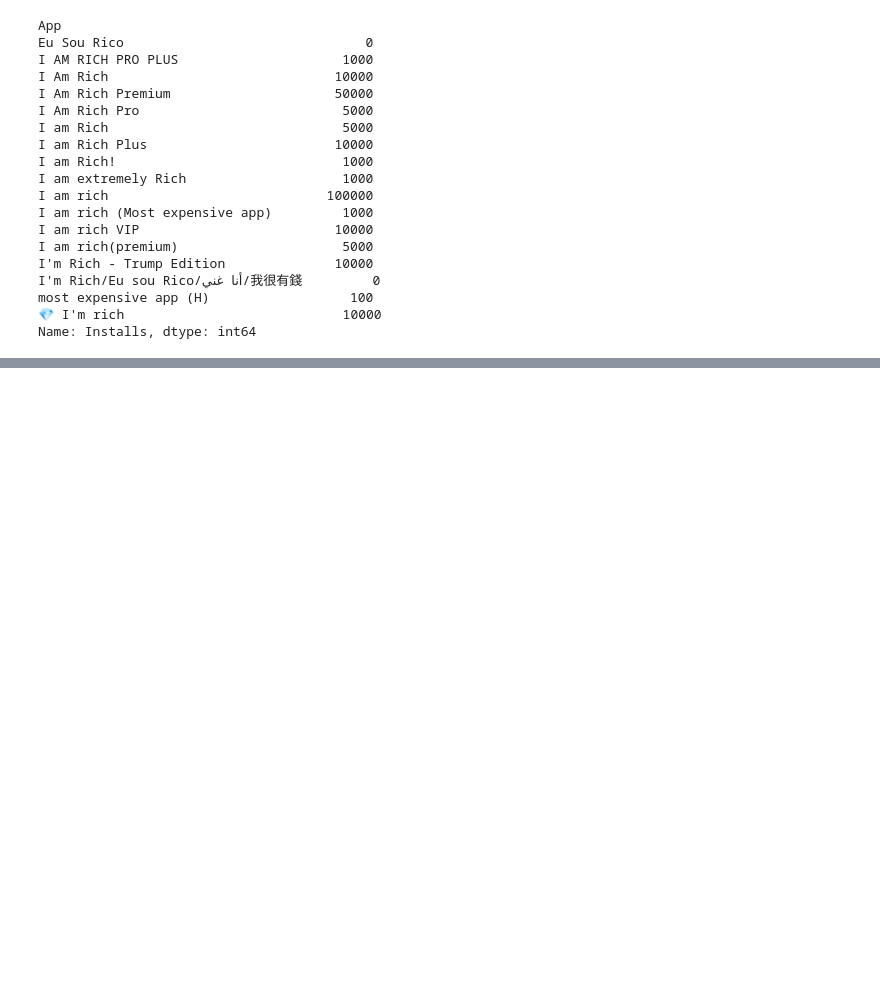
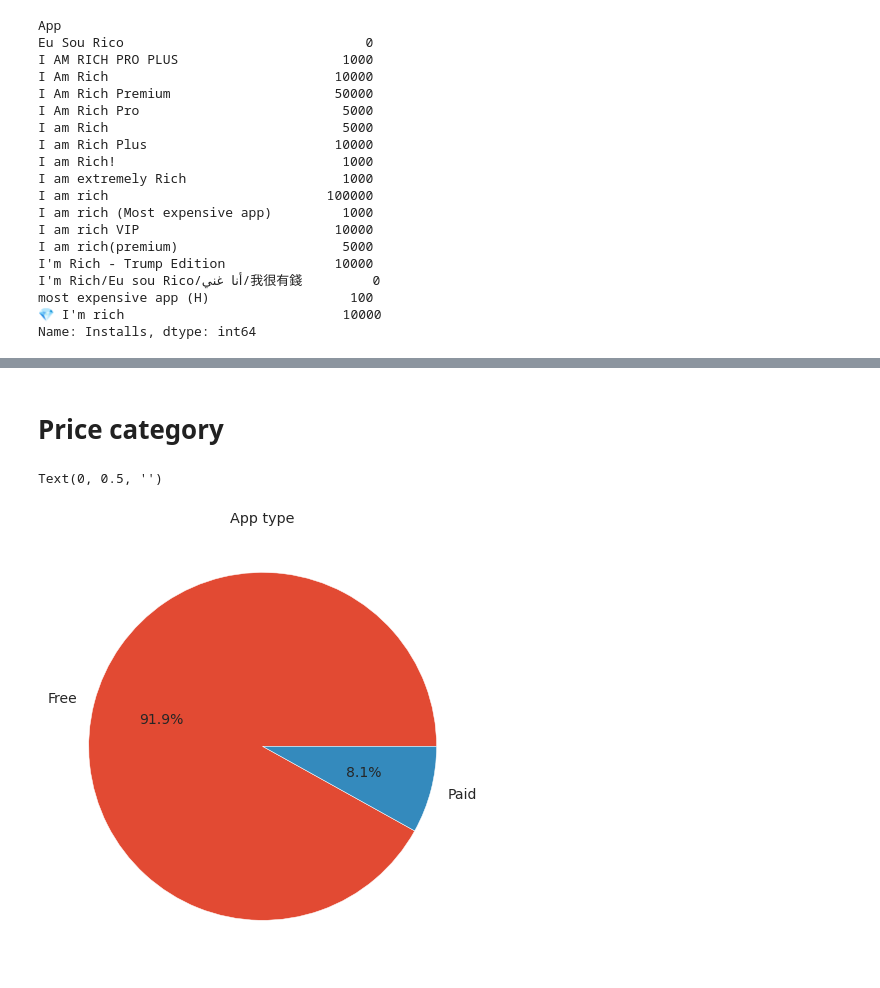
Before and after one commit to RishikaVerma21/Play-Store-Review-Analysis, a Jupyter notebook: Play_store_analysis_and_sentiment_analysis.ipynb, the cells around one changed output, grey strips where cells are left out. Drawn from its saved outputs; the diff is of its cells as text; code cells hidden in the pictures; blank space fills up the shorter version.

```diff
--- a/Play_store_analysis_and_sentiment_analysis.ipynb
+++ b/Play_store_analysis_and_sentiment_analysis.ipynb
@@ -550,0 +590,9 @@ rcParams['figure.figsize'] = 30,9
+# %% [markdown]
+# Price category
+# %%
+play_store_df['Type'].value_counts().plot.pie(figsize=(12,8),autopct='%1.1f%%',textprops= {'fontsize': 14},subplots=True)
+plt.title('App type')
+plt.ylabel('')
+# %% [output]
+Text(0, 0.5, '')
+[figure, added]
```
Also changed, not shown: parts of 10 cells of this notebook.
